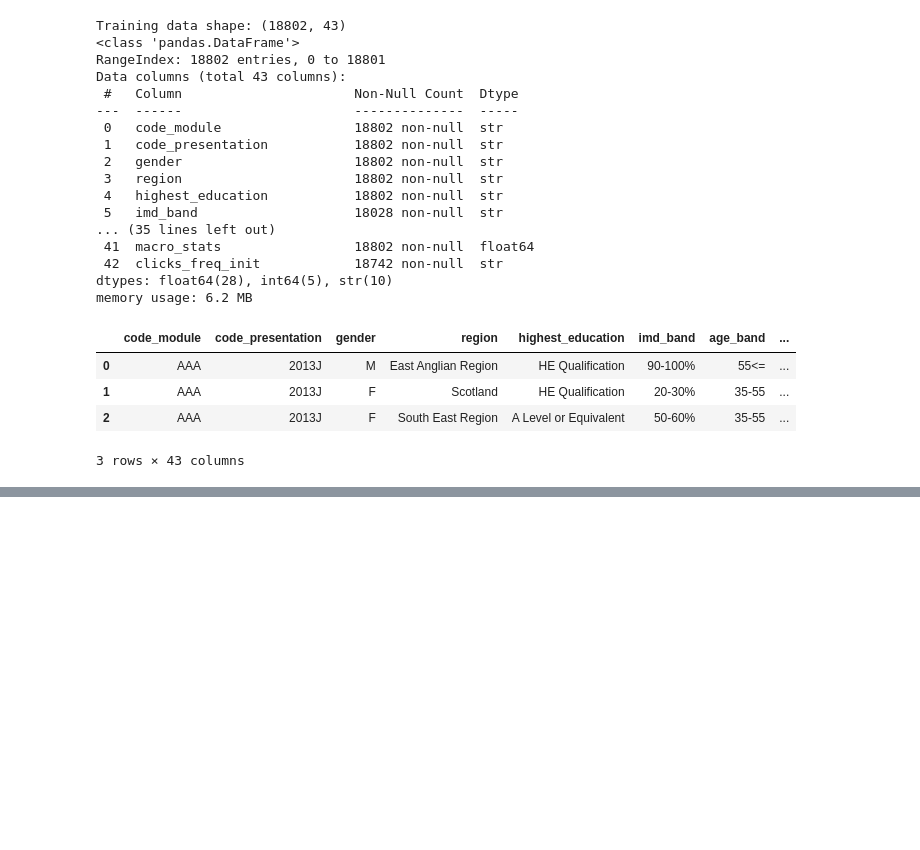
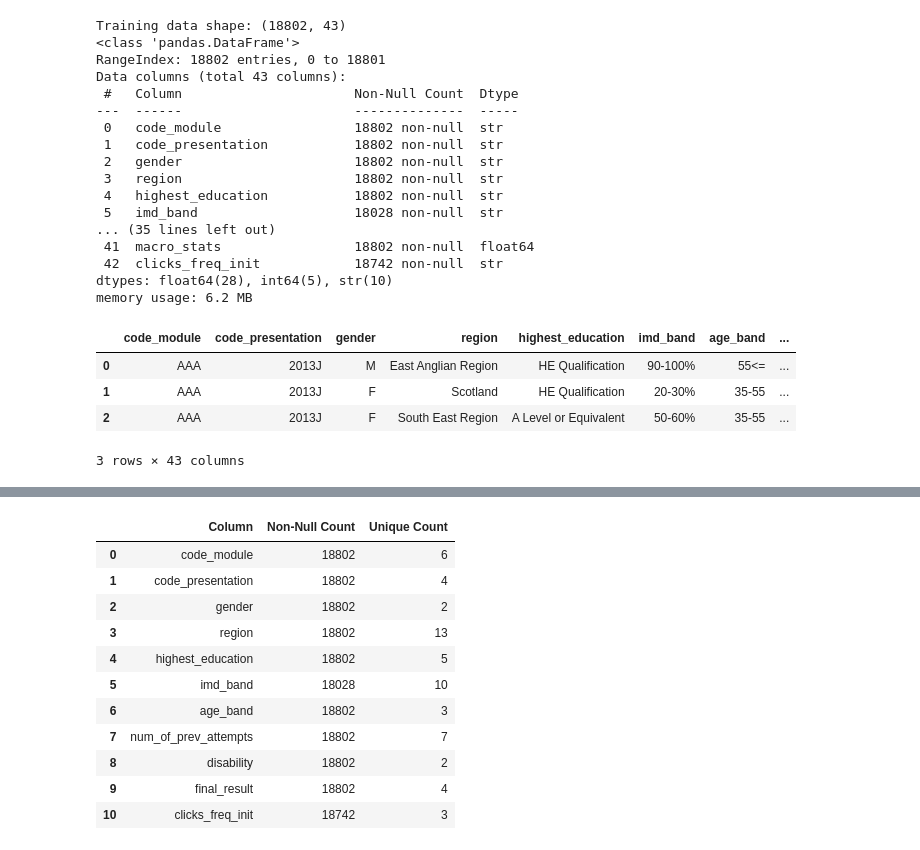
Before and after one commit to Radu-Voinea/IA-1, a Jupyter notebook: homework1.ipynb, the cells around one changed output, grey strips where cells are left out. Saved outputs shown, nothing was run; the diff lists cells and outputs as text; code cells hidden in the pictures; blank space fills up the shorter version.

```diff
--- a/homework1.ipynb
+++ b/homework1.ipynb
@@ -261,8 +46,0 @@ for col in numeric_cols_to_fill:
-# %%
-categorical_cols_to_fill = ["imd_band"]
-
-for col in categorical_cols_to_fill:
-	col_mode = train_data[col].mode()[0]
-	nan_count = train_data[col].isna().sum()
-	train_data[col] = train_data[col].fillna(col_mode)
-	print(f"  {col}: filled {nan_count} NaNs with mode = {col_mode}")
@@ -777,0 +106,4 @@ fig.show()
+# %%
+discrete_columns = [
+	"code_module", "code_presentation", "gender", "region", "highest_education", "imd_band", "age_band", "num_of_prev_attempts", "disability", "final_result", "clicks_freq_init"
+]
@@ -777,0 +208,30 @@ fig.show()
+# %%
+def analyze_discreate_columns(df):
+	non_null_counts = []
+	unique_counts = []
+
+	for column in discrete_columns:
+		non_null_counts.append(df[column].notnull().sum())
+		unique_counts.append(df[column].nunique())
+
+	return pd.DataFrame({
+		"Column": discrete_columns,
+		"Non-Null Count": non_null_counts,
+		"Unique Count": unique_counts
+	})
+
+
+analyze_discreate_columns(train_data)
+# %% [output]
+|  | Column | Non-Null Count | Unique Count |
+| 0 | code_module | 18802 | 6 |
+| 1 | code_presentation | 18802 | 4 |
+| 2 | gender | 18802 | 2 |
+| 3 | region | 18802 | 13 |
+| 4 | highest_education | 18802 | 5 |
+| 5 | imd_band | 18028 | 10 |
+| 6 | age_band | 18802 | 3 |
+| 7 | num_of_prev_attempts | 18802 | 7 |
+| 8 | disability | 18802 | 2 |
+| 9 | final_result | 18802 | 4 |
+| 10 | clicks_freq_init | 18742 | 3 |
```
Also changed, not shown: parts of 36 cells of this notebook.
